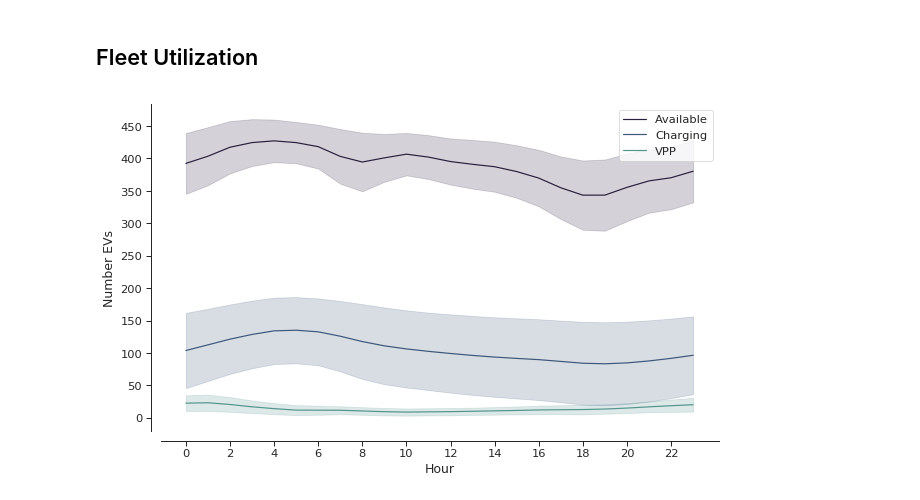
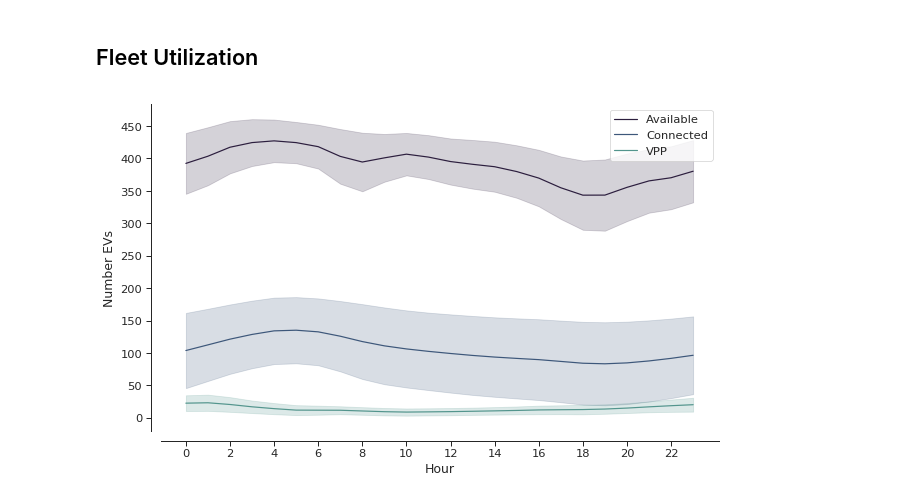
Before and after one commit to indyfree/FleetSim, a Jupyter notebook: notebooks/07-Results.ipynb, the cells around one changed output. Drawn from its saved outputs; the diff is of its cells as text; code cells hidden in the pictures.

```diff
--- a/notebooks/07-Results.ipynb
+++ b/notebooks/07-Results.ipynb
@@ -123,20 +178,22 @@ sns.palplot(palette)
 # %%
 df_stats = read_results("../results/stats-baseline.csv")
 df_stats["hour"] = df_stats.index.hour
 df_stats.head()
 
+def labels(y):
+    label = y.split("_")[0].title()
+    label = "Connected" if label == "Charging" else label
+    label = label.upper() if label == "Vpp" else label
+    return label
+
 Y = ["available_evs", "charging_evs", "vpp_evs"]
 for y in Y:
-    ax = sns.lineplot(x="hour", y=y, ci="sd", data=df_stats, label=label)
-
-def labels():
-
-
+    ax = sns.lineplot(x="hour", y=y, ci="sd", data=df_stats, label=labels(y))
 
 sns.despine(offset=10)
 ax.set(xlabel='Hour', ylabel='Number EVs')
 plt.xticks(np.arange(0, 24, 2));
 plt.yticks(np.arange(0, 500, 50));
 plt.savefig("../results/fig/fleet-utilization.png")
 # %% [output]
-[figure, old version]
+[figure, new version]
```
Also changed, not shown: parts of 13 cells of this notebook, 1 other file.
